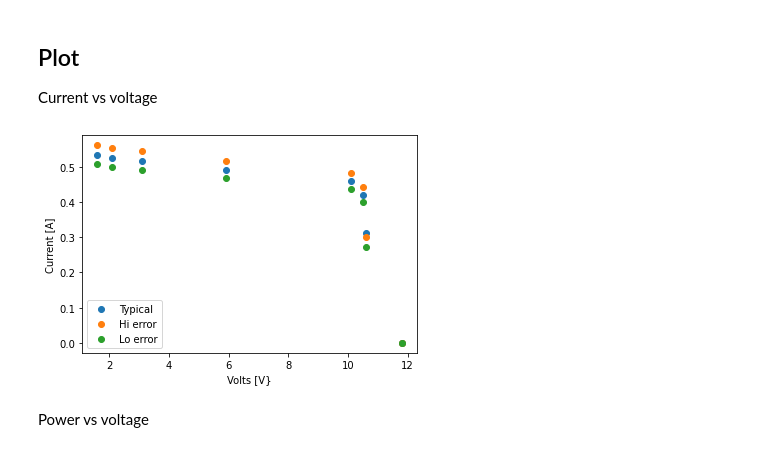
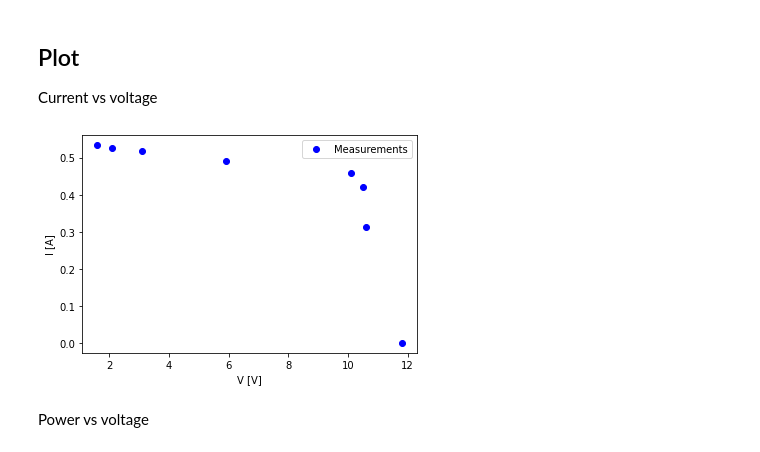
Before and after one commit to woodjmichael/PV-based-systems-lab, a Jupyter notebook: solar_cell_iv_curve_fit.ipynb, the cells around one changed output. Drawn from its saved outputs; the diff is of its cells as text; code cells hidden in the pictures.

```diff
--- a/solar_cell_iv_curve_fit.ipynb
+++ b/solar_cell_iv_curve_fit.ipynb
@@ -10,3 +3,33 @@ import pandas as pd
+# %%
+from numpy import arange, exp, argmax
+from math import factorial
+from scipy.optimize import curve_fit
+import matplotlib.pyplot as plt
+from scipy.constants import Boltzmann, elementary_charge
+import pandas as pd
+
+class PlotClass:
+    def __init__(me):
+        me.plots = {}
+
+    def add_series(me, name, x, y, mark='-', color='blue'):
+        me.plots[name] = [x, y, mark, color]
+
+    def plot(me, xname=None, yname=None, pname=None):
+        for name in me.plots:
+            xymc = me.plots[name]
+            plt.plot(xymc[0], xymc[1], xymc[2], color=xymc[3], label=name)
+
+        if xname: plt.xlabel(xname)
+        if yname: plt.ylabel(yname)
+        if pname: plt.title(pname)
+
+        plt.legend()
+        plt.show()
+
+        me.plots = {}
+
+p = PlotClass()
 # %% [markdown]
 The general idea here is to:
 
@@ -102,15 +125,10 @@ In the real world every instrument has an error (e.g. $V$ +/- 0.5%) and at least
 ## Plot
 
 Current vs voltage
-# %%
-scatter(d['V'], d['I'], label='Typical')
-scatter(d['V'], d['I+'], label='Hi error')
-scatter(d['V'], d['I-'], label='Lo error')
-legend()
-xlabel('Volts [V}')
-ylabel('Current [A]')
-show()
-# %% [output]
-[figure, removed]
+# %%
+p.add_series('Measurements', d.V, d.I, 'o', 'blue')
+p.plot(xname='V [V]', yname='I [A]')
+# %% [output]
+[figure, added]
 # %% [markdown]
 Power vs voltage
```
Also changed, not shown: parts of 11 cells of this notebook.
